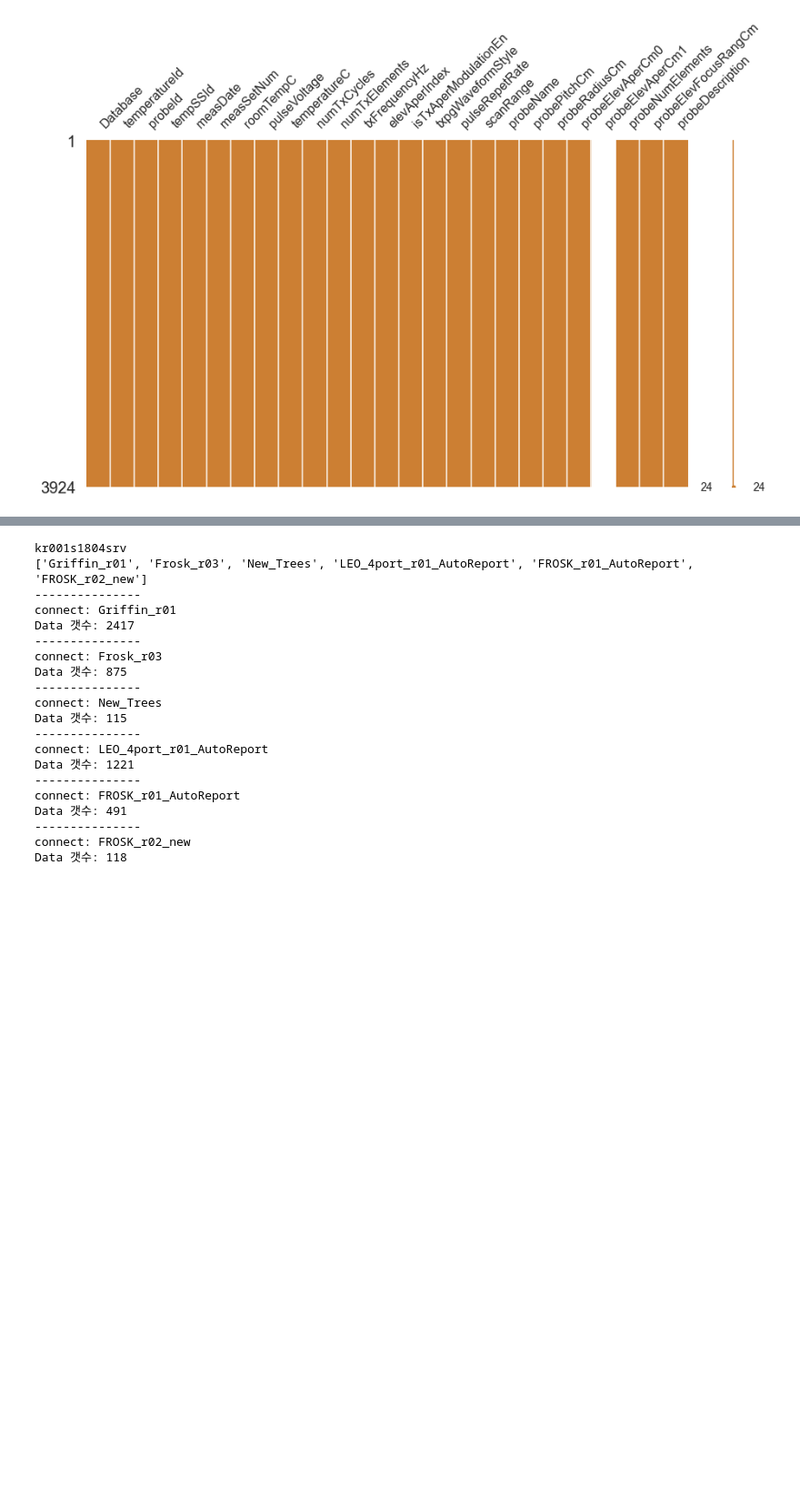
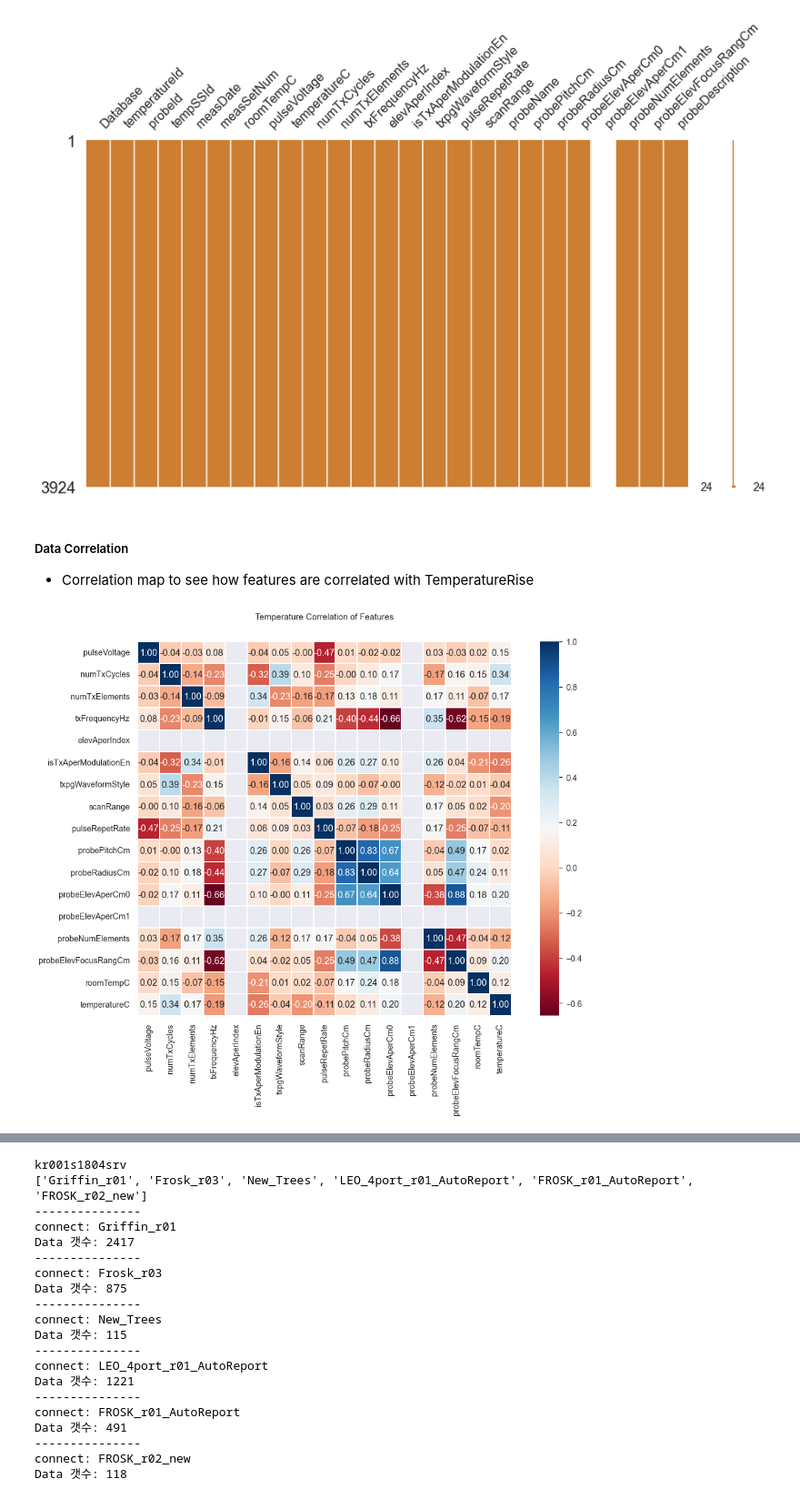
Before and after one commit to Hot-KimChi/ML_DL_study, a Jupyter notebook: Temperature measurement.ipynb, the cells around one changed output, grey strips where cells are left out. Shown at 91% size. Drawn from its saved outputs; the diff is of its cells as text; code cells hidden in the pictures; blank space fills up the shorter version.

```diff
--- a/Temperature measurement.ipynb
+++ b/Temperature measurement.ipynb
@@ -395,3 +444,21 @@ msno.matrix(df=AOP_data, figsize=(15,8), color=(0.8, 0.5, 0.2))
 <AxesSubplot:>
 [figure]
 [figure]
+# %% [markdown]
+##### Data Correlation
+- Correlation map to see how features are correlated with TemperatureRise
+# %%
+heatmap_data = AOP_data[['pulseVoltage', 'numTxCycles', 'numTxElements', 'txFrequencyHz', 'elevAperIndex',
+                         'isTxAperModulationEn', 'txpgWaveformStyle', 'scanRange', 'pulseRepetRate', 'probePitchCm',
+                         'probeRadiusCm', 'probeElevAperCm0', 'probeElevAperCm1', 'probeNumElements', 'probeElevFocusRangCm', 'roomTempC', 'temperatureC']]
+
+colormap = plt.cm.RdBu
+plt.figure(figsize=(18, 12))
+plt.title('Temperature Correlation of Features', y=1.05, size=15)
+
+sns.heatmap(heatmap_data.astype(float).corr(), linewidths=0.1, vmax=1.0, fmt='.2f',
+           square=True, cmap=colormap, linecolor='white', annot=True, annot_kws={"size": 16})
+
+del heatmap_data
+# %% [output]
+[figure, added]
```
Also changed, not shown: parts of 13 cells of this notebook, 10 other files.
